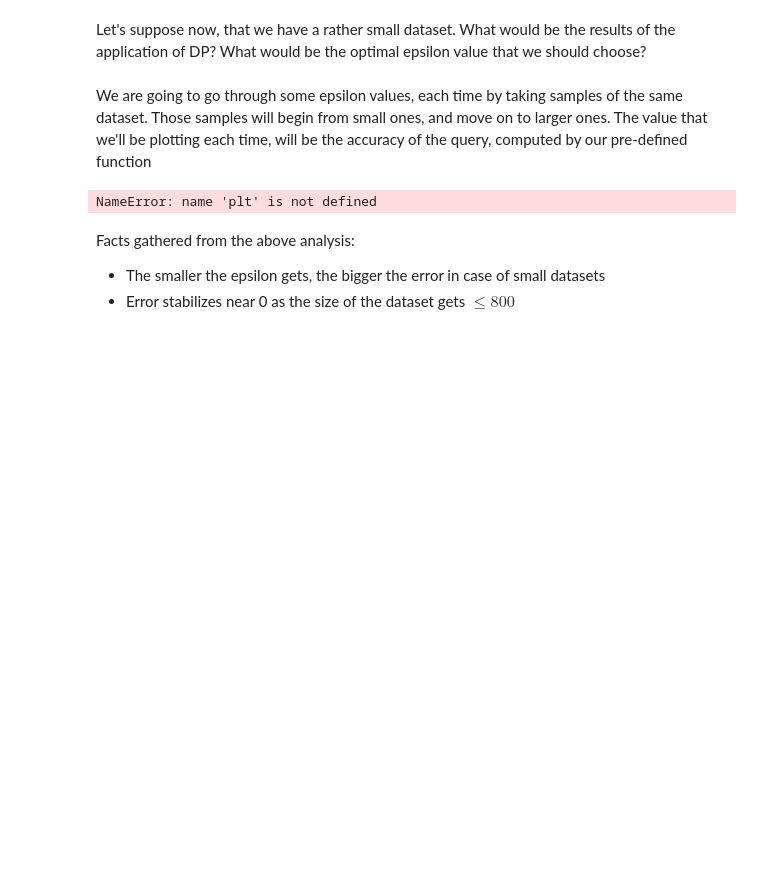
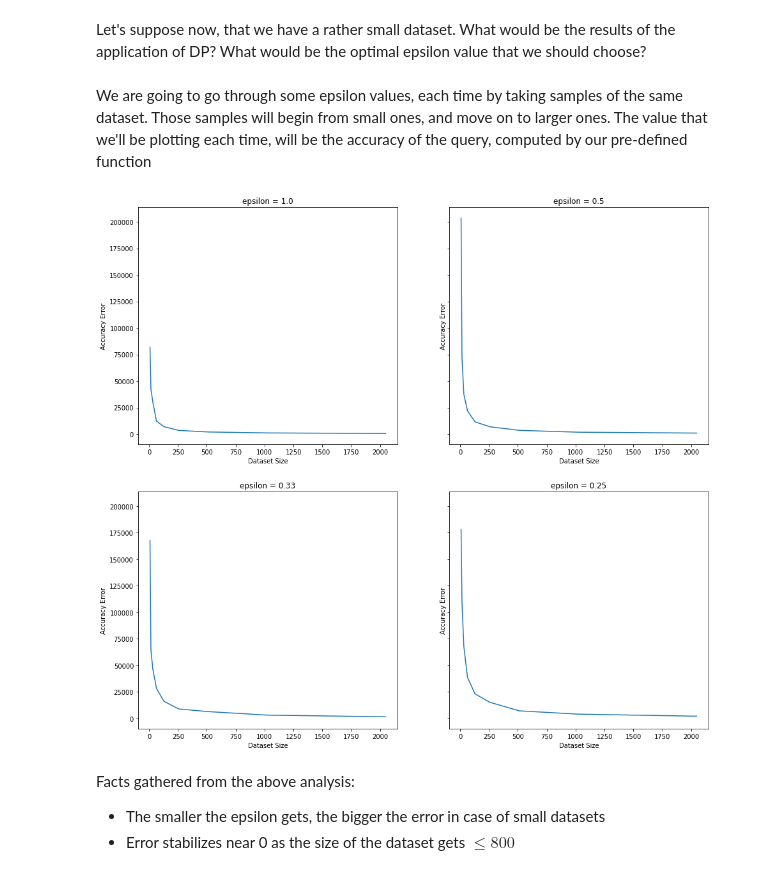
Before and after one commit to nikosgalanis/local-dp-protocols, a Jupyter notebook: ibm_lib_work/basic_queries.ipynb, the cells around one changed output. Saved outputs shown, nothing was run; the diff lists cells and outputs as text; code cells hidden in the pictures; blank space fills up the shorter version.

```diff
--- a/ibm_lib_work/basic_queries.ipynb
+++ b/ibm_lib_work/basic_queries.ipynb
@@ -132,33 +132,35 @@ We are going to go through some epsilon values, each time by taking samples of t
 # %%
 # plot initialization
 fig, axs = plt.subplots(2, 2, sharey = True, figsize = (16,15))
 fig.subplots_adjust(hspace = 0.2)
 
 # epsilon values that we are going to examine
 eps = [1 / i for i in range (1,5)]
 # list of the sample sizes that we are going to take
 sample_size = [2 ** i for i in range (3,12)]
 
 # loop through the epsilon values
 for e in range(0,4):
     # set-up for the graphical representation
     ax = axs.flat[e]
     ax.set_title("epsilon = " + str(round(eps[e],2)))
+    ax.set_xlabel("Dataset Size")
+    ax.set_ylabel("Accuracy Error")
     # list of the error rate that will occur
     error = []
     # loop through the samples list
     for i in sample_size:
         sample_df = df.sample(i)
         # calculate the accuracy produced by those measurements
         res = accuracy_error(np.mean, dp.tools.mean, total_payment_range, sample_df['Average Total Payments'].tolist(), epsilon = eps[e])
         error.append(res)
     # each time plot the varience of the absolute error, as we are enlargening the dataset
     ax.plot(sample_size, error)
 
-plt.savefig('increasing_ds_size.png')
-plt.show()
+fig.savefig('increasing_ds_size.png')
+fig.show()
 # %% [output]
-NameError: name 'plt' is not defined
+[figure, added]
 # %% [markdown]
 Facts gathered from the above analysis:
  - The smaller the epsilon gets, the bigger the error in case of small datasets
```
Also changed, not shown: parts of 1 cell of this notebook, 4 other files.
